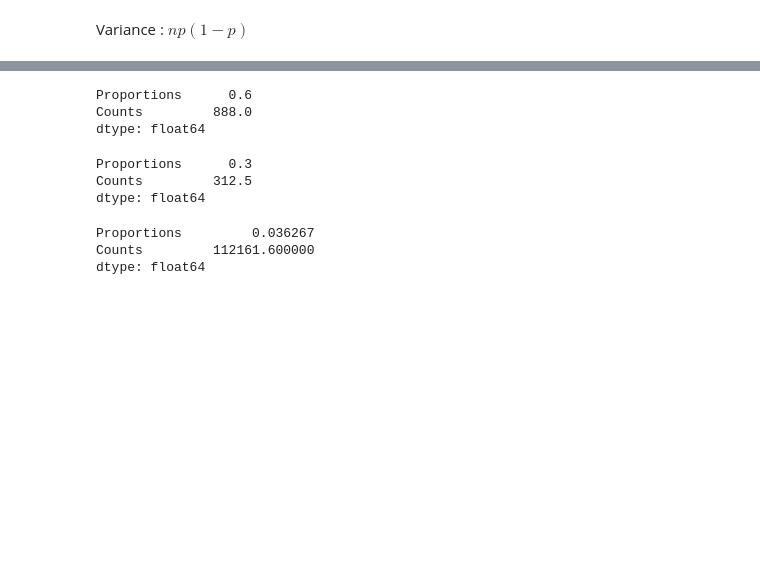
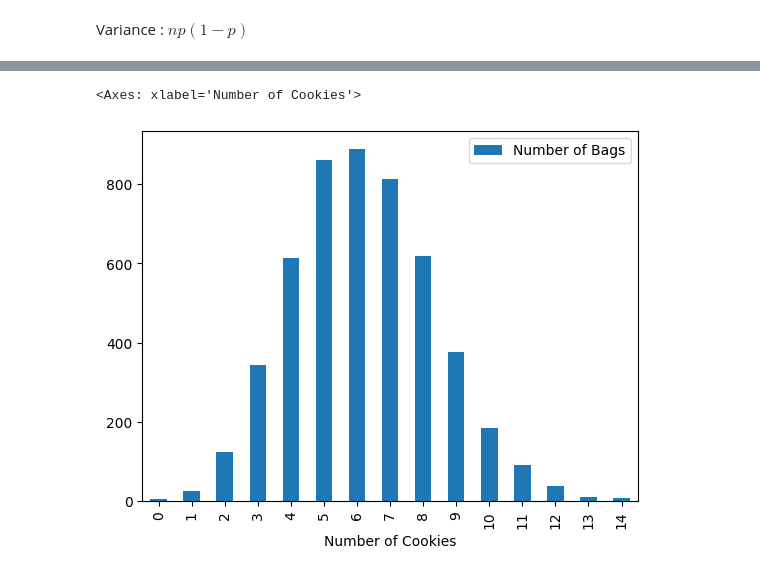
Before and after one commit to Ploenypp/tuto-stats, a Jupyter notebook: distributions.ipynb, the cells around one changed output, grey strips where cells are left out. Drawn from its saved outputs; the diff is of its cells as text; code cells hidden in the pictures; blank space fills up the shorter version.

```diff
--- a/distributions.ipynb
+++ b/distributions.ipynb
@@ -176,18 +201,6 @@ We've already calculated the average proportion to be 0.248504
-# %%
-df.max()
-# %% [output]
-Proportions      0.6
-Counts         888.0
-dtype: float64
-# %%
-df.mean()
-# %% [output]
-Proportions      0.3
-Counts         312.5
-dtype: float64
-# %%
-df.var()
-# %% [output]
-Proportions         0.036267
-Counts         112161.600000
-dtype: float64
+# %%
+df = pd.DataFrame({"Number of Cookies" : nb_dict.keys(),"Number of Bags" : nb_dict.values()})
+df.plot(x = "Number of Cookies", y = "Number of Bags", kind="bar")
+# %% [output]
+<Axes: xlabel='Number of Cookies'>
+[figure, added]
```
Also changed, not shown: parts of 6 cells of this notebook.
